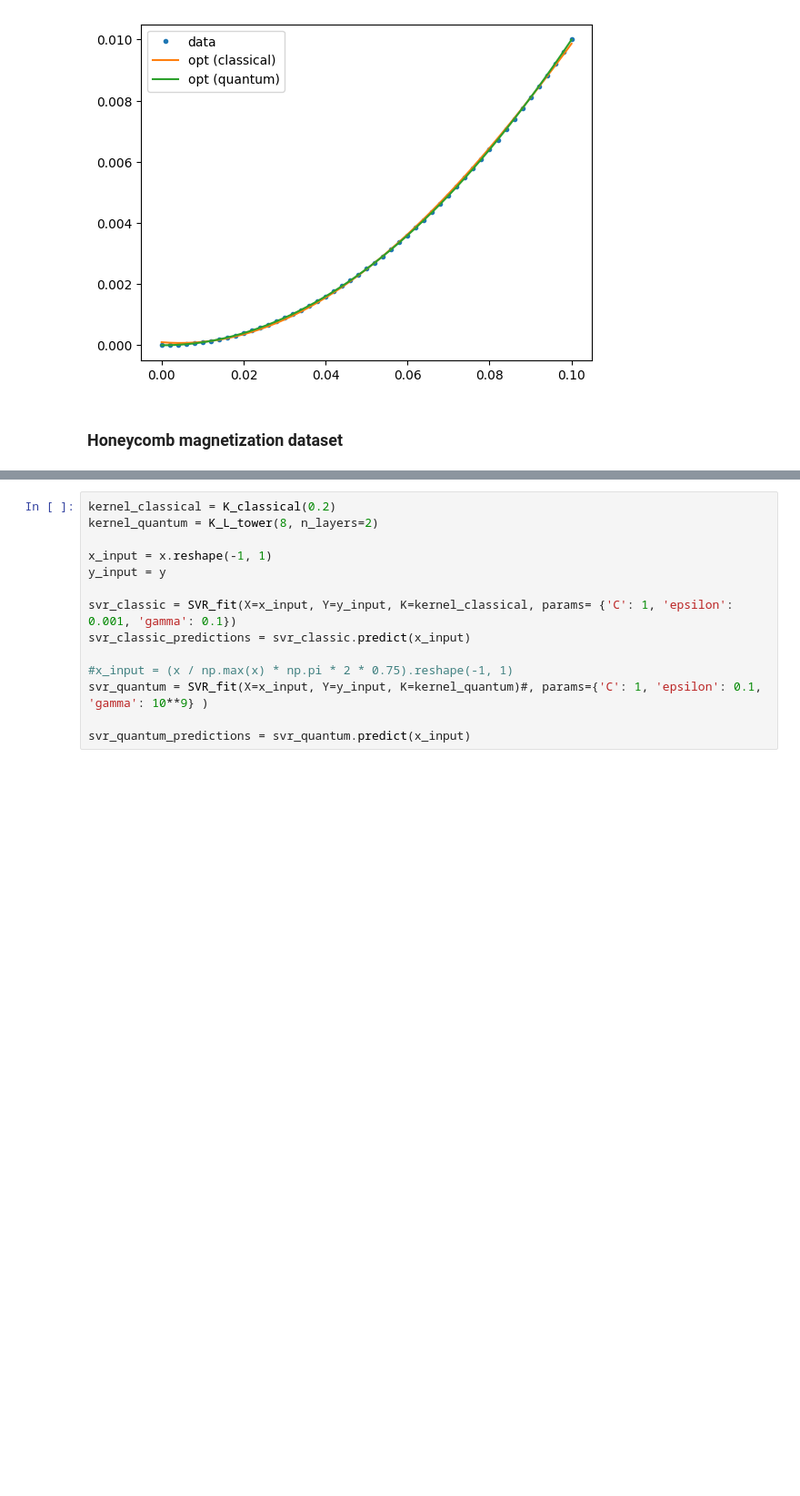
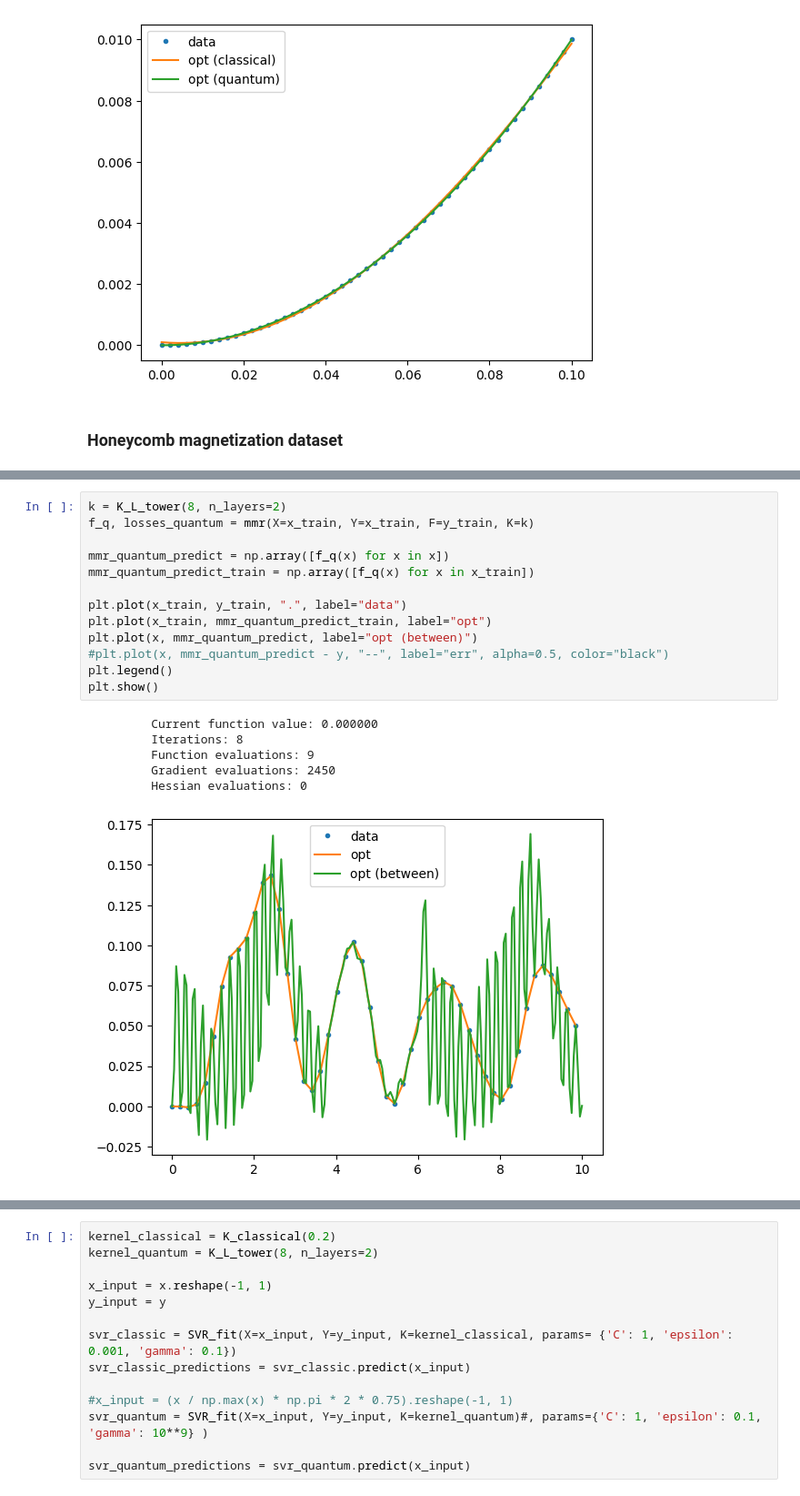
Before and after one commit to LeonardEyer/QKM, a Jupyter notebook: QKM.ipynb, the cells around one changed output, grey strips where cells are left out. Shown at 91% size. Cells and saved outputs as stored; diff of their text form; blank space fills up the shorter version.

```diff
--- a/QKM.ipynb
+++ b/QKM.ipynb
@@ -157,0 +175,20 @@ plt.show()
+# %%
+k = K_L_tower(8, n_layers=2)
+f_q, losses_quantum = mmr(X=x_train, Y=x_train, F=y_train, K=k)
+
+mmr_quantum_predict = np.array([f_q(x) for x in x])
+mmr_quantum_predict_train = np.array([f_q(x) for x in x_train])
+
+plt.plot(x_train, y_train, ".", label="data")
+plt.plot(x_train, mmr_quantum_predict_train, label="opt")
+plt.plot(x, mmr_quantum_predict, label="opt (between)")
+#plt.plot(x, mmr_quantum_predict - y, "--", label="err", alpha=0.5, color="black")
+plt.legend()
+plt.show()
+# %% [output]
+         Current function value: 0.000000
+         Iterations: 8
+         Function evaluations: 9
+         Gradient evaluations: 2450
+         Hessian evaluations: 0
+[figure, added]
```
Also changed, not shown: parts of 16 cells of this notebook, 3 other files.
